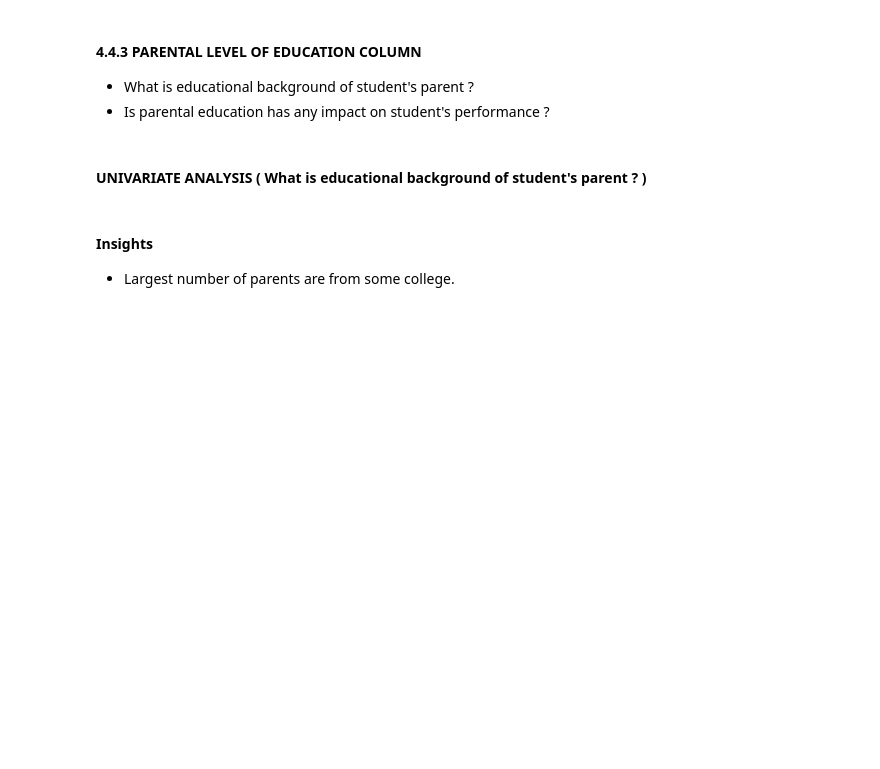
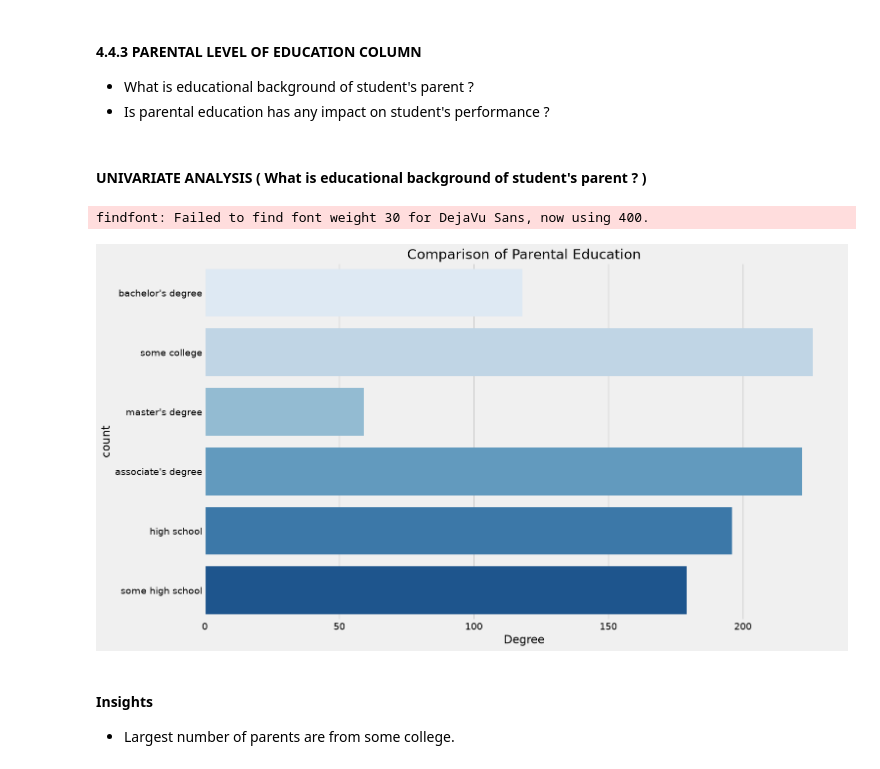
Before and after one commit to rahulrc2030-collab/ml_project, a Jupyter notebook: notebook/1 . EDA STUDENT PERFORMANCE .ipynb, the cells around one changed output. Saved outputs shown, nothing was run; the diff lists cells and outputs as text; code cells hidden in the pictures; blank space fills up the shorter version.

```diff
--- a/notebook/1 . EDA STUDENT PERFORMANCE .ipynb
+++ b/notebook/1 . EDA STUDENT PERFORMANCE .ipynb
@@ -537,11 +552,14 @@ for container in ax[2].containers:
 # %%
 plt.rcParams['figure.figsize'] = (15, 9)
 plt.style.use('fivethirtyeight')
-sns.countplot(df['parental level of education'], palette = 'Blues')
+sns.countplot(df['parental_level_of_education'], palette = 'Blues')
 plt.title('Comparison of Parental Education', fontweight = 30, fontsize = 20)
 plt.xlabel('Degree')
 plt.ylabel('count')
 plt.show()
+# %% [output]
+findfont: Failed to find font weight 30 for DejaVu Sans, now using 400.
+[figure, added]
 # %% [markdown]
 #### Insights
 - Largest number of parents are from some college.
```
Also changed, not shown: parts of 11 cells of this notebook, 12 other files.
